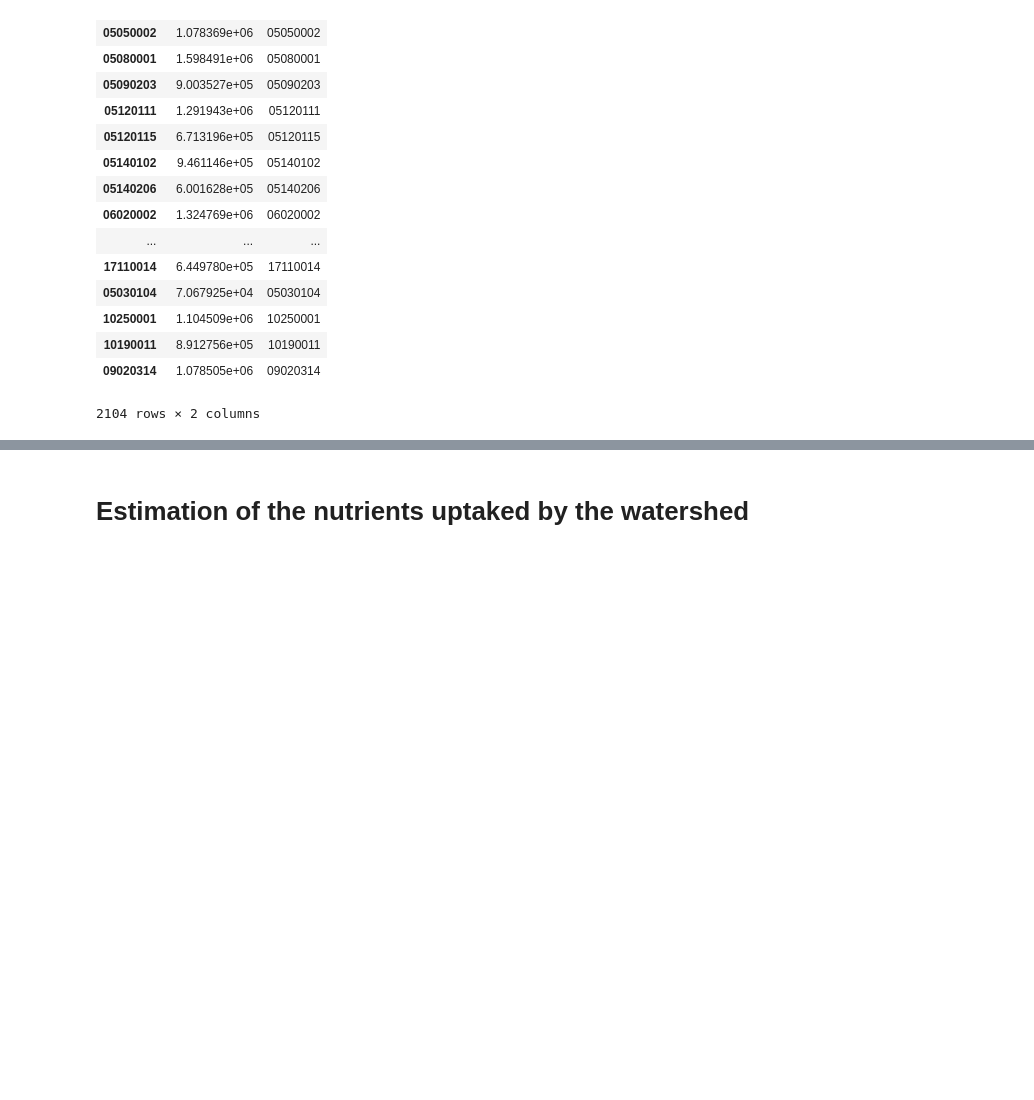
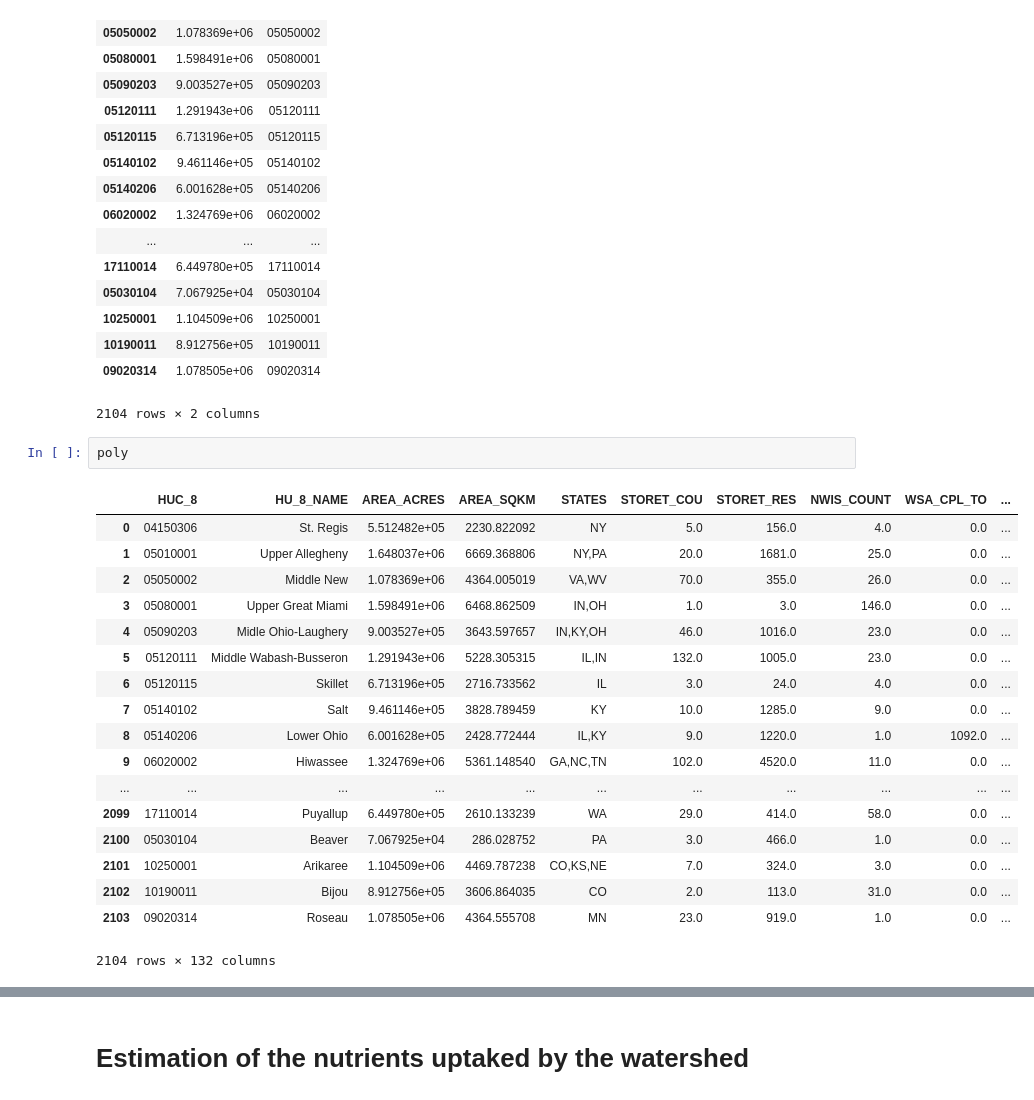
Before and after one commit to emartinher-PSEM3/Ceres, a Jupyter notebook: cereslibrary/TES/TES.ipynb, the cells around one changed output, grey strips where cells are left out. Drawn from its saved outputs; the diff is of its cells as text; blank space fills up the shorter version.

```diff
--- a/cereslibrary/TES/TES.ipynb
+++ b/cereslibrary/TES/TES.ipynb
@@ -574,3 +574,24 @@ AreaHUC8
 | 10190011 | 8.912756e+05 | 10190011 |
 | 09020314 | 1.078505e+06 | 09020314 |
 2104 rows × 2 columns
+# %%
+poly
+# %% [output]
+|  | HUC_8 | HU_8_NAME | AREA_ACRES | AREA_SQKM | STATES | STORET_COU | STORET_RES | NWIS_COUNT | WSA_CPL_TO | ... |
+| 0 | 04150306 | St. Regis | 5.512482e+05 | 2230.822092 | NY | 5.0 | 156.0 | 4.0 | 0.0 | ... |
+| 1 | 05010001 | Upper Allegheny | 1.648037e+06 | 6669.368806 | NY,PA | 20.0 | 1681.0 | 25.0 | 0.0 | ... |
+| 2 | 05050002 | Middle New | 1.078369e+06 | 4364.005019 | VA,WV | 70.0 | 355.0 | 26.0 | 0.0 | ... |
+| 3 | 05080001 | Upper Great Miami | 1.598491e+06 | 6468.862509 | IN,OH | 1.0 | 3.0 | 146.0 | 0.0 | ... |
+| 4 | 05090203 | Midle Ohio-Laughery | 9.003527e+05 | 3643.597657 | IN,KY,OH | 46.0 | 1016.0 | 23.0 | 0.0 | ... |
+| 5 | 05120111 | Middle Wabash-Busseron | 1.291943e+06 | 5228.305315 | IL,IN | 132.0 | 1005.0 | 23.0 | 0.0 | ... |
+| 6 | 05120115 | Skillet | 6.713196e+05 | 2716.733562 | IL | 3.0 | 24.0 | 4.0 | 0.0 | ... |
+| 7 | 05140102 | Salt | 9.461146e+05 | 3828.789459 | KY | 10.0 | 1285.0 | 9.0 | 0.0 | ... |
+| 8 | 05140206 | Lower Ohio | 6.001628e+05 | 2428.772444 | IL,KY | 9.0 | 1220.0 | 1.0 | 1092.0 | ... |
+| 9 | 06020002 | Hiwassee | 1.324769e+06 | 5361.148540 | GA,NC,TN | 102.0 | 4520.0 | 11.0 | 0.0 | ... |
+| ... | ... | ... | ... | ... | ... | ... | ... | ... | ... | ... |
+| 2099 | 17110014 | Puyallup | 6.449780e+05 | 2610.133239 | WA | 29.0 | 414.0 | 58.0 | 0.0 | ... |
+| 2100 | 05030104 | Beaver | 7.067925e+04 | 286.028752 | PA | 3.0 | 466.0 | 1.0 | 0.0 | ... |
+| 2101 | 10250001 | Arikaree | 1.104509e+06 | 4469.787238 | CO,KS,NE | 7.0 | 324.0 | 3.0 | 0.0 | ... |
+| 2102 | 10190011 | Bijou | 8.912756e+05 | 3606.864035 | CO | 2.0 | 113.0 | 31.0 | 0.0 | ... |
+| 2103 | 09020314 | Roseau | 1.078505e+06 | 4364.555708 | MN | 23.0 | 919.0 | 1.0 | 0.0 | ... |
+2104 rows × 132 columns
```
Also changed, not shown: parts of 17 cells of this notebook, 12 other files.
